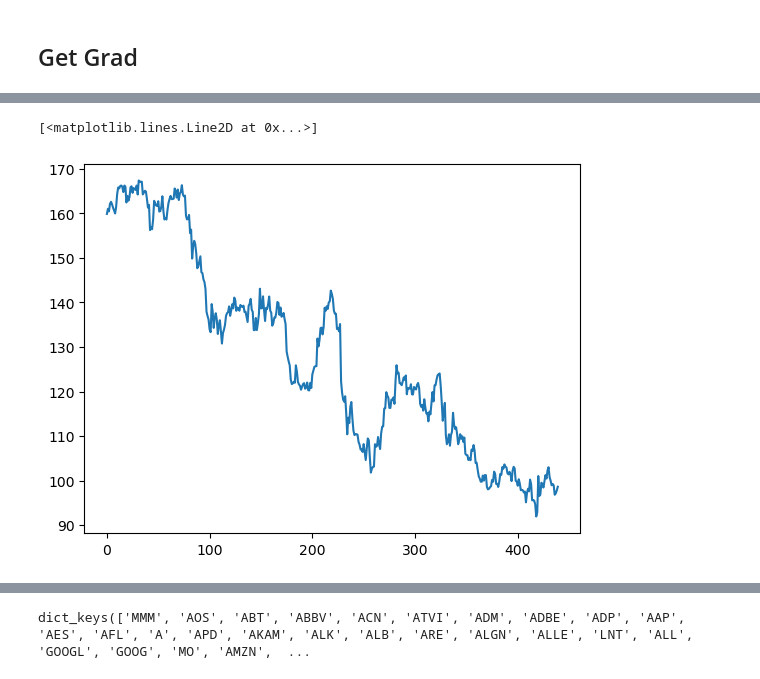
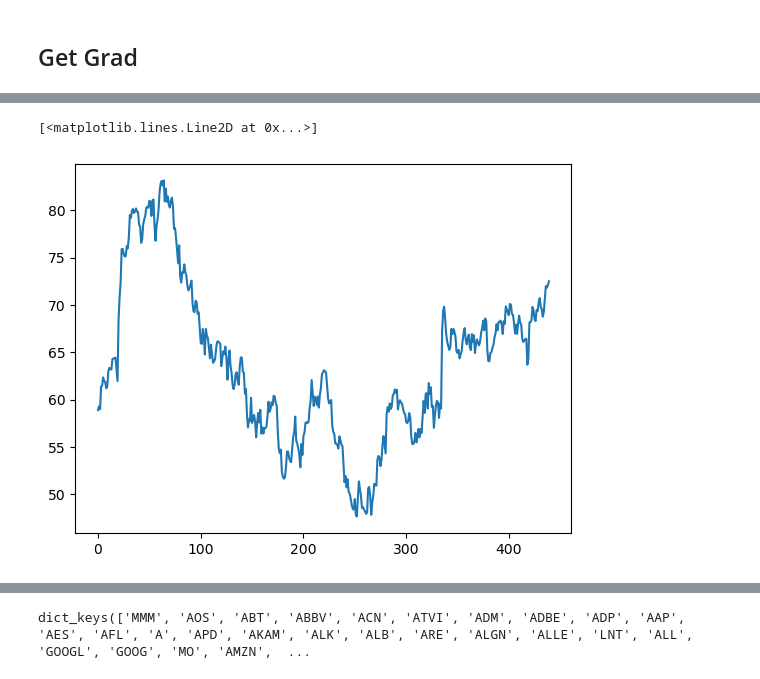
Before and after one commit to marcsz99/stock_analysis, a Jupyter notebook: stock_analysis2/gradient_pred.ipynb, the cells around one changed output, grey strips where cells are left out. Saved outputs shown, nothing was run; the diff lists cells and outputs as text; code cells hidden in the pictures.

```diff
--- a/stock_analysis2/gradient_pred.ipynb
+++ b/stock_analysis2/gradient_pred.ipynb
@@ -12,5 +10,5 @@ from sklearn.linear_model import LinearRegression
 # %%
-technical_data = pickle_loader(r"C:\Users\mszwagrzak\OneDrive - Genomics England Ltd\Documents\stock_analysis2\batch_1\technical_us.pickle")
+technical_data = pickle_loader("batch_1/technical_us.pickle")
 # %%
 technical_data['MMM'].info()
 # %% [output]
@@ -234,10 +249,10 @@ list(dict_train_test['MMM']['Close'])
 # %%
 import matplotlib.pyplot as plt
 
-plt.plot(list(dict_train_test['MMM']['Close']))
+plt.plot(list(dict_train_test['AOS']['Close']))
 # %% [output]
 [<matplotlib.lines.Line2D at 0x...>]
-[figure, old version]
+[figure, new version]
 # %%
 plt.plot(list(grad_obj.chunked_data[12][0]['Close']))
 # %% [output]
```
Also changed, not shown: parts of 17 cells of this notebook, 2 other files.
